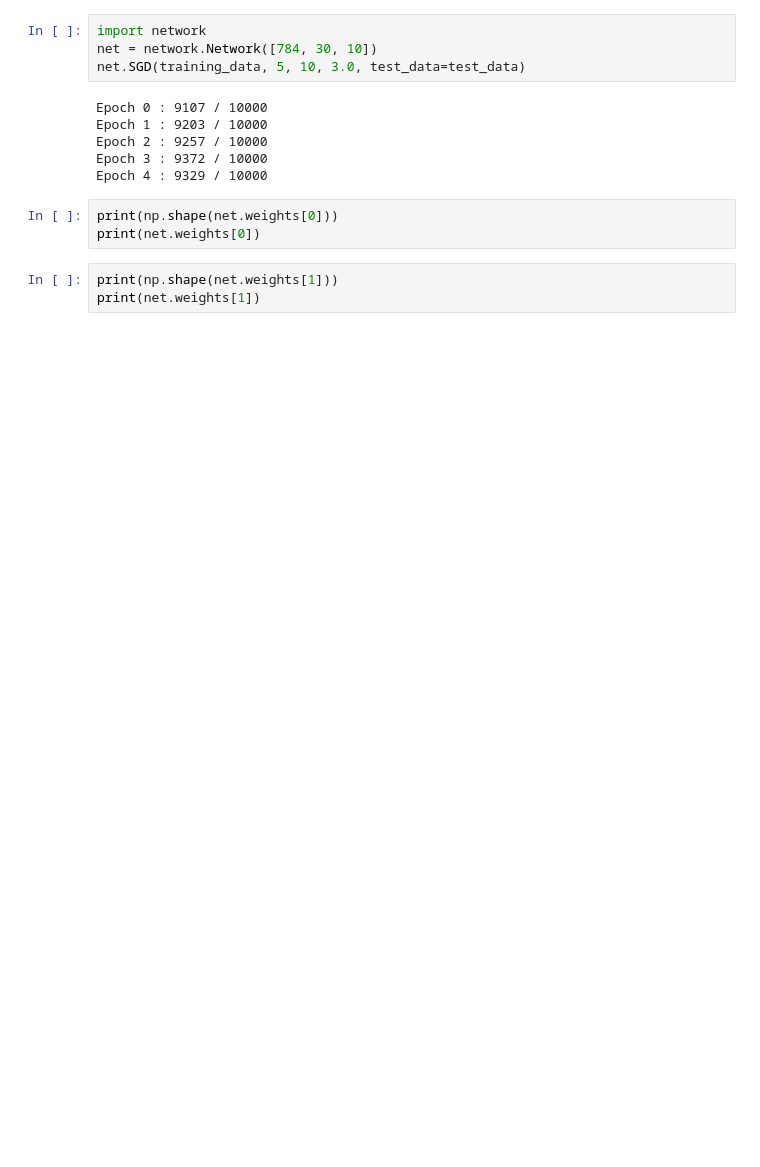
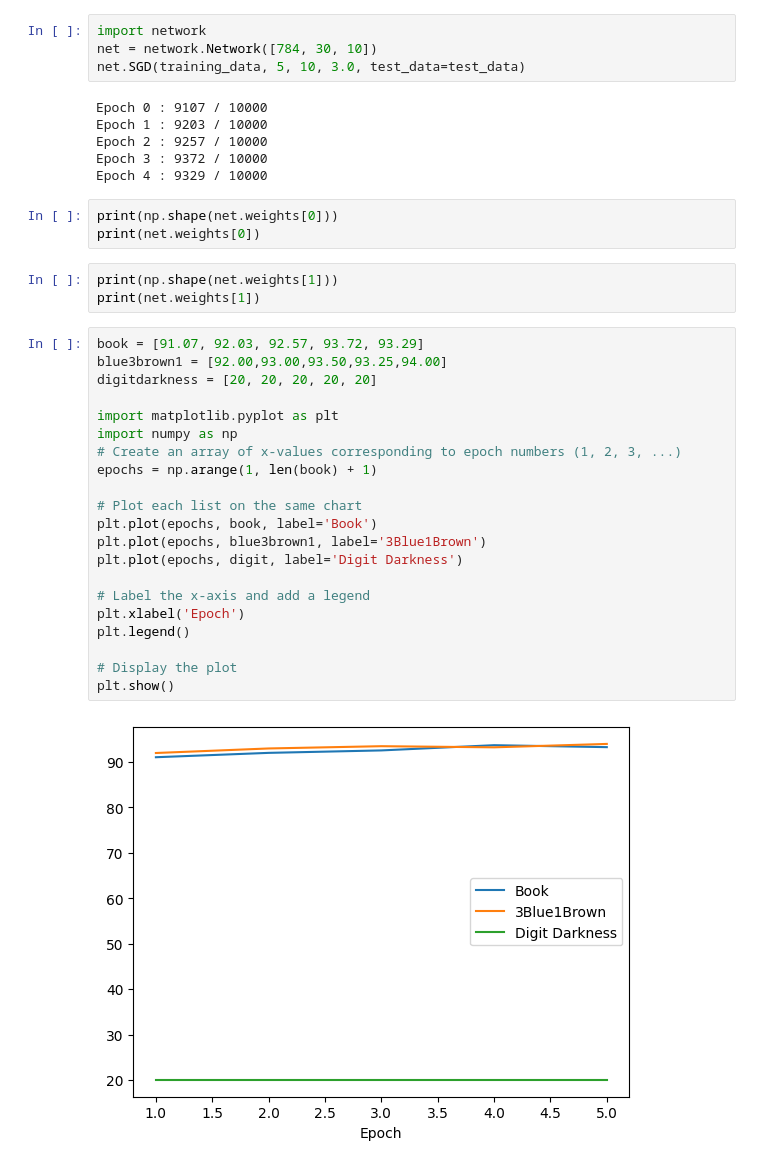
Before and after one commit to kartoone/cosc470, a Jupyter notebook: examplecode/FastNeuralNetwork.ipynb, the cells around one changed output. Drawn from its saved outputs; the diff is of its cells as text; blank space fills up the shorter version.

```diff
--- a/examplecode/FastNeuralNetwork.ipynb
+++ b/examplecode/FastNeuralNetwork.ipynb
@@ -97,3 +97,26 @@ print(net.weights[0])
 # %%
 print(np.shape(net.weights[1]))
 print(net.weights[1])
+# %%
+book = [91.07, 92.03, 92.57, 93.72, 93.29]
+blue3brown1 = [92.00,93.00,93.50,93.25,94.00]
+digitdarkness = [20, 20, 20, 20, 20]
+
+import matplotlib.pyplot as plt
+import numpy as np
+# Create an array of x-values corresponding to epoch numbers (1, 2, 3, ...)
+epochs = np.arange(1, len(book) + 1)
+
+# Plot each list on the same chart
+plt.plot(epochs, book, label='Book')
+plt.plot(epochs, blue3brown1, label='3Blue1Brown')
+plt.plot(epochs, digit, label='Digit Darkness')
+
+# Label the x-axis and add a legend
+plt.xlabel('Epoch')
+plt.legend()
+
+# Display the plot
+plt.show()
+# %% [output]
+[figure, added]
```
